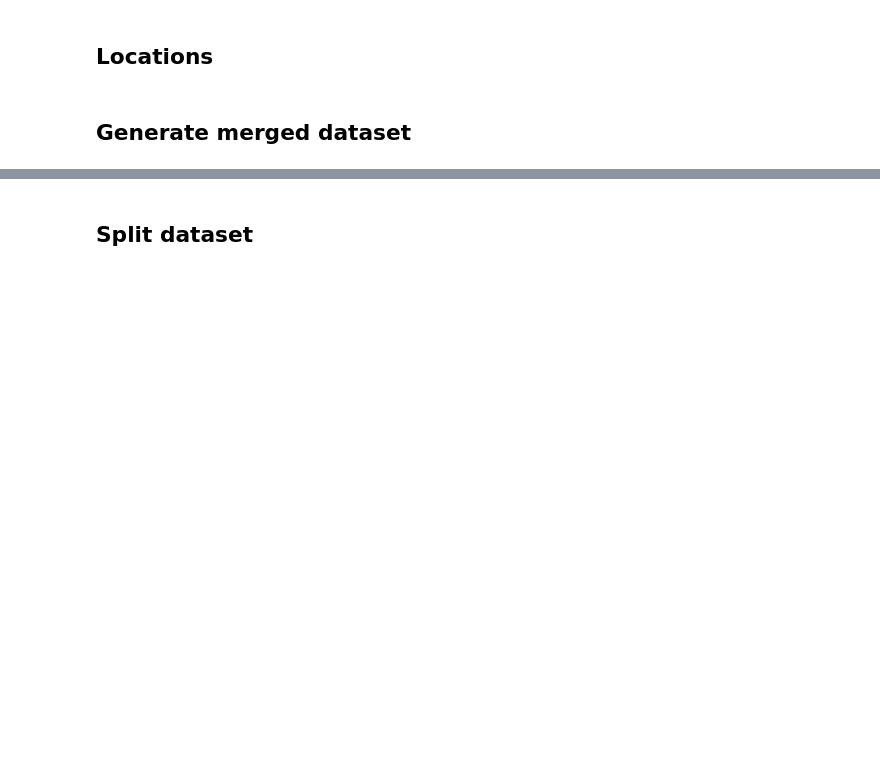
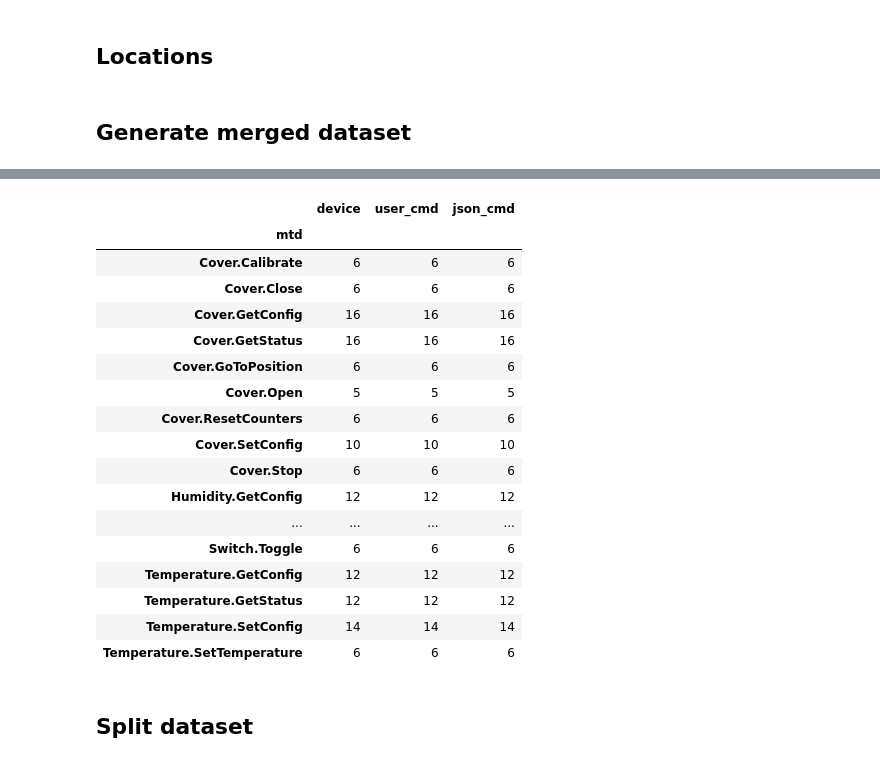
Before and after one commit to viktorpovazhuk/home_assistant_llm, a Jupyter notebook: dataset_generation.ipynb, the cells around one changed output, grey strips where cells are left out. Drawn from its saved outputs; the diff is of its cells as text; code cells hidden in the pictures; blank space fills up the shorter version.

Commit message:
Count parameters REPEAT each function gen prompt

```diff
--- a/dataset_generation.ipynb
+++ b/dataset_generation.ipynb
@@ -604,0 +690,3 @@ out_df.to_csv(DATA_DIR / f'datasets/merged/{split}_0.csv', index=False)
+# %%
+df = pd.read_csv(DATA_DIR / 'datasets/partial/templated_actions.csv')
+df.head()
@@ -605,3 +700,24 @@ out_df.to_csv(DATA_DIR / f'datasets/merged/{split}_0.csv', index=False)
+# %%
+df.groupby('mtd').count()
+# %% [output]
+|  | device | user_cmd | json_cmd |
+| mtd |  |  |  |
+| Cover.Calibrate | 6 | 6 | 6 |
+| Cover.Close | 6 | 6 | 6 |
+| Cover.GetConfig | 16 | 16 | 16 |
+| Cover.GetStatus | 16 | 16 | 16 |
+| Cover.GoToPosition | 6 | 6 | 6 |
+| Cover.Open | 5 | 5 | 5 |
+| Cover.ResetCounters | 6 | 6 | 6 |
+| Cover.SetConfig | 10 | 10 | 10 |
+| Cover.Stop | 6 | 6 | 6 |
+| Humidity.GetConfig | 12 | 12 | 12 |
+| ... | ... | ... | ... |
+| Switch.Toggle | 6 | 6 | 6 |
+| Temperature.GetConfig | 12 | 12 | 12 |
+| Temperature.GetStatus | 12 | 12 | 12 |
+| Temperature.SetConfig | 14 | 14 | 14 |
+| Temperature.SetTemperature | 6 | 6 | 6 |
 # %% [markdown]
 ## Split dataset
 # %%
```
Also changed, not shown: parts of 15 cells of this notebook.
